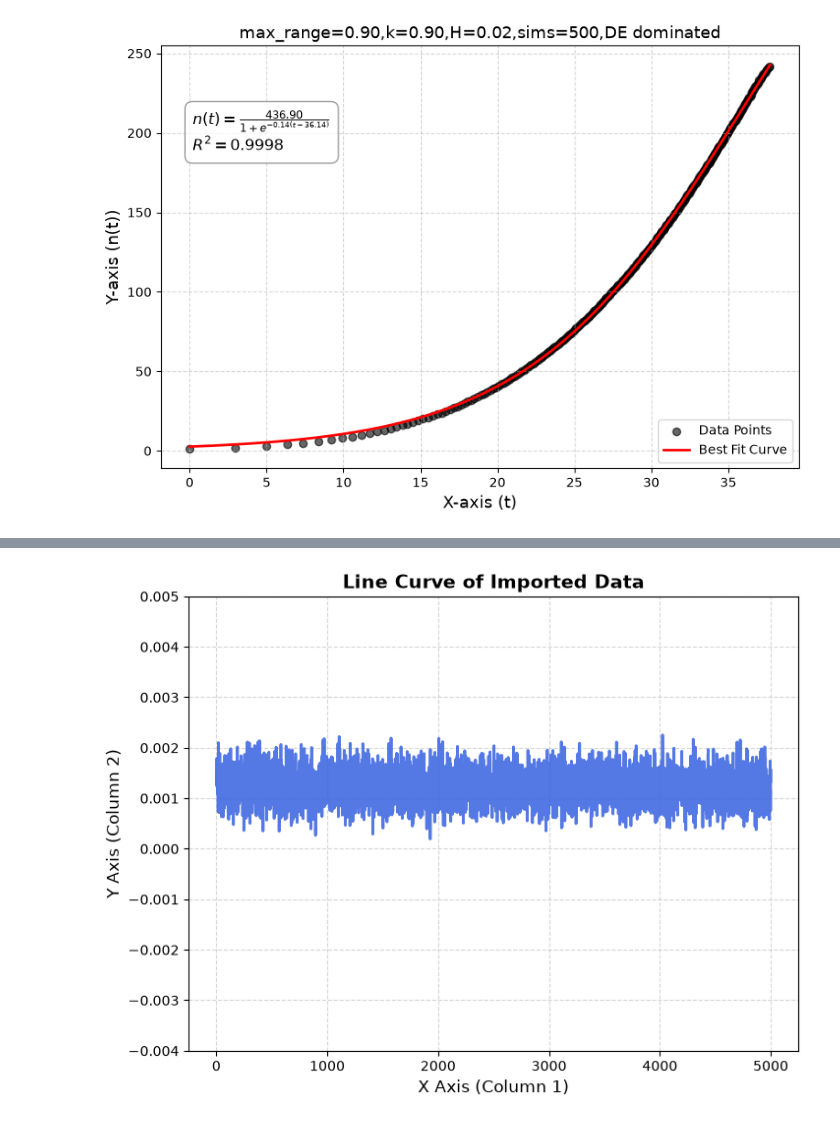
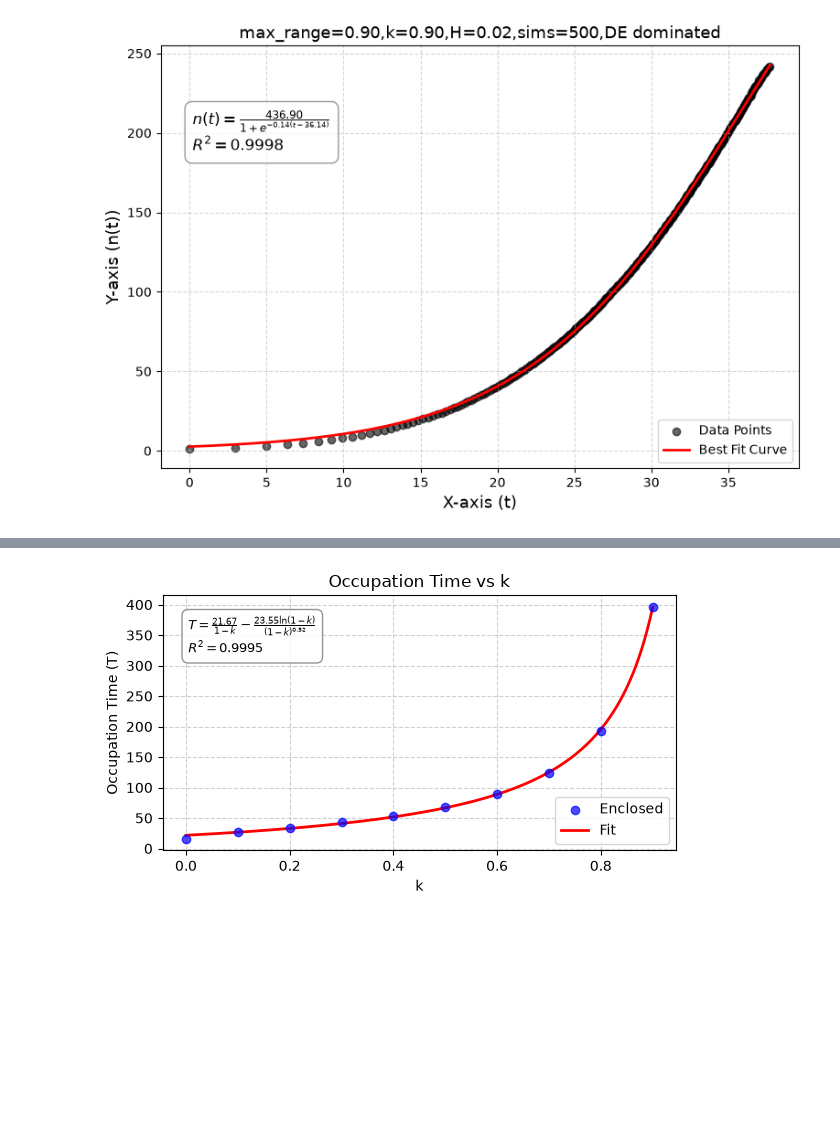
Before and after one commit to xyJohnxy/percolation-, a Jupyter notebook: best_fit_curves.ipynb, the cells around one changed output, grey strips where cells are left out. Cells and saved outputs as stored; diff of their text form; code cells hidden in the pictures; blank space fills up the shorter version.

Commit message:
Doing my poster already. Data are already ok :>

```diff
--- a/best_fit_curves.ipynb
+++ b/best_fit_curves.ipynb
@@ -706,36 +937,76 @@ R²  = 0.9998
 This plots the cumulative path taken by each planet in spreading the civilization. Max range = 0.9
 # %%
-import os
+from math import log
 import matplotlib.pyplot as plt
 import numpy as np
+from scipy.optimize import curve_fit
 
-# 1. Define your filename
-data_file = 'cpath,sims=500,k=0.0,H=0.02.dat'
+data1 = np.loadtxt("cpath_orig,sims=500,k=0.0,H=0.02.dat")
+k1 = data1[:, 0]
+t1 = data1[:, 1]
 
-# Safety check to confirm file existence
-if not os.path.exists(data_file):
-    raise FileNotFoundError(f"Could not find '{data_file}'. Make sure it is in your active folder.")
 
-# 2. Import the data
-data = np.loadtxt(data_file)
+# 1. Define the 3-parameter Logistic Growth Model
+def occupation_time(k, D, beta, gamma):
+    return D / (1 - k) - beta * np.log(1 - k) / ((1 - k) ** gamma)
 
-# 3. Split the columns into X and Y axes
-x_values = data[:, 0]  # First column
-y_values = data[:, 1]  # Second column
 
-# 4. Generate the continuous line curve plot
-plt.figure(figsize=(8, 6))
-# FIX: Changed plt.scatter to plt.plot for a continuous line curve
-plt.plot(x_values, y_values, color='royalblue', linewidth=2.0, alpha=0.9)
+# Fit curve
+p0 = [10, 33, 1.0]
+popt, _ = curve_fit(occupation_time, k1, t1, p0=p0)
+D_fit, beta_fit, gamma_fit = popt
 
-# 5. Label formatting
-# Updated title to reflect the line chart type
-plt.title("Line Curve of Imported Data", fontsize=14, fontweight='bold')
-plt.xlabel("X Axis (Column 1)", fontsize=12)
-plt.ylabel("Y Axis (Column 2)", fontsize=12)
-plt.ylim(-0.004, 0.005)
-plt.grid(True, linestyle='--', alpha=0.5) # Added grid lines for easier baseline tracking
 
-# 6. Display the plot window
+# --- Calculate Coefficient of Determination (R^2) ---
+t1_pred = occupation_time(k1, *popt)
+ss_res = np.sum((t1 - t1_pred) ** 2)
+ss_tot = np.sum((t1 - np.mean(t1)) ** 2)
+r2 = 1 - (ss_res / ss_tot)
+
+print(f"Fitted D: {D_fit:.4f}")
+print(f"Fitted beta: {beta_fit:.4f}")
+print(f"Fitted gamma: {gamma_fit:.4f}")
+print(f"R^2 score: {r2:.4f}")
+
+# Plotting
+k_dense = np.linspace(min(k1), max(k1), 1000)
+t_fit = occupation_time(k_dense, D_fit, beta_fit, gamma_fit)
+
+# Handle signs cleanly
+sign = "-" if beta_fit >= 0 else "+"
+abs_beta = abs(beta_fit)
+
+# Formatted equation with closing math delimiter ($)
+eq_str = (
+    rf"$T = \frac{{{D_fit:.2f}}}{{1 - k}} {sign} \frac{{{abs_beta:.2f} \ln(1 - k)}}{{(1 - k)^{{{gamma_fit:.2f}}}}}$"
+    f"\n$R^2 = {r2:.4f}$"
+)
+
+fig, ax = plt.subplots(figsize=(6, 3.5))
+
+# Plot data & fit line
+ax.scatter(k1, t1, label="Enclosed", color="blue", alpha=0.7, zorder=3)
+ax.plot(k_dense, t_fit, label="Fit", color="red", linewidth=2, zorder=2)
+
+# Dedicated text box for equation in open space (upper-left)
+ax.text(
+    0.05,
+    0.92,
+    eq_str,
+    transform=ax.transAxes,
+    fontsize=9,
+    verticalalignment="top",
+    bbox=dict(
+        boxstyle="round,pad=0.5", facecolor="white", alpha=0.85, edgecolor="gray"
+    ),
+)
+
+ax.set_xlabel("k")
+ax.set_ylabel("Occupation Time (T)")
+ax.set_title("Occupation Time vs k")
+ax.legend(loc="lower right")
+ax.grid(True, linestyle="--", alpha=0.6)
+
+plt.tight_layout()
 plt.show()
 # %% [output]
@@ -742 +1017 @@ plt.show()
-[figure, old version]
+[figure, new version]
```
Also changed, not shown: parts of 19 cells of this notebook, 22 other files.
